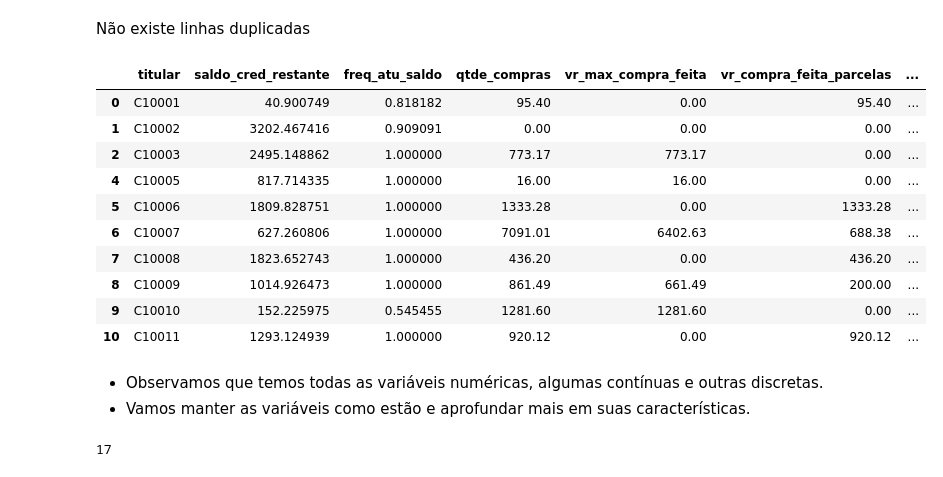
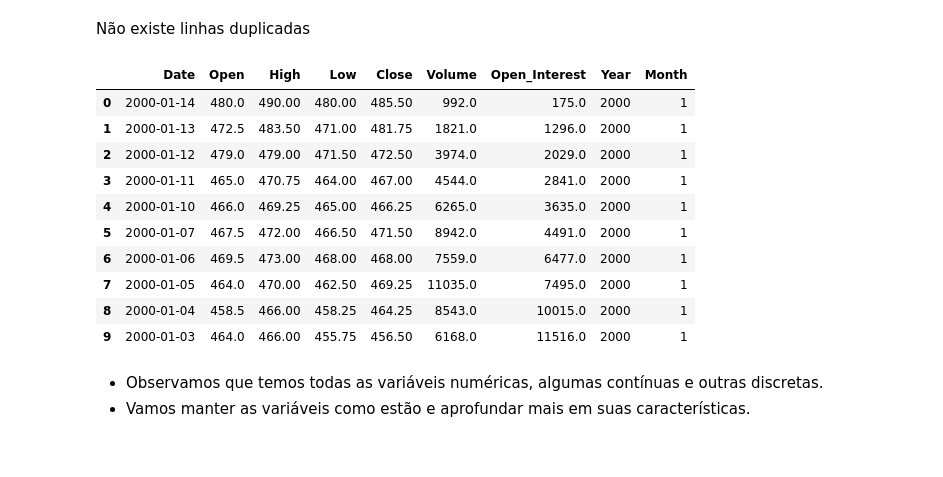
Before and after one commit to jairobernardesjunior/019_Financial_reinforcement_project_soybean_buy_sell_hold, a Jupyter notebook: 01 scvm_analisa.ipynb, the cells around one changed output. Saved outputs shown, nothing was run; the diff lists cells and outputs as text; code cells hidden in the pictures.

```diff
--- a/01 scvm_analisa.ipynb
+++ b/01 scvm_analisa.ipynb
@@ -57,2 +58,9 @@ df_card = pd.read_csv('dataset/Credit_Card_GENERAL.csv', sep=',')
+# %%
+df_soy = pd.read_csv('dataset/CME_SF2000.csv', sep=',')
+
+for ano in range(2001, 2023):
+    dfx = pd.read_csv('dataset/CME_SF' + str(ano) + '.csv', sep=',')
+    df_soy = pd.concat([df_soy, dfx], axis=0)
+    #print(ano)
 # %%
 # verificando a quantidade de linhas e colunas do dataframe
@@ -80,3 +78,5 @@ df_card.columns = ['titular', 'saldo_cred_restante', 'freq_atu_saldo', 'qtde_com
+# %%
+df_soy['Date'] = df_soy['Date'].astype('datetime64[ns]')
 # %%
 # verificando a renomeação das colunas
 # reconhecendo as variáveis disponíveis
@@ -165,27 +120,27 @@ df_card.duplicated().sum()
 0
 # %% [markdown]
 Não existe linhas duplicadas
+# %%
+df_soy.columns = ['Date', 'Open', 'High', 'Low', 'Close', 'Volume', 'Open_Interest']
+# %%
+df_soy['Year'] = df_soy['Date'].dt.year
+df_soy['Month'] = df_soy['Date'].dt.month
 # %%
 # verificando o conteudo de cada coluna (variável) do dataframe
-df_card.head(10)
+pd.set_option('display.width', 100)
+df_soy.head(10)
 # %% [output]
-|  | titular | saldo_cred_restante | freq_atu_saldo | qtde_compras | vr_max_compra_feita | vr_compra_feita_parcelas | ... |
-| 0 | C10001 | 40.900749 | 0.818182 | 95.40 | 0.00 | 95.40 | ... |
-| 1 | C10002 | 3202.467416 | 0.909091 | 0.00 | 0.00 | 0.00 | ... |
-| 2 | C10003 | 2495.148862 | 1.000000 | 773.17 | 773.17 | 0.00 | ... |
-| 4 | C10005 | 817.714335 | 1.000000 | 16.00 | 16.00 | 0.00 | ... |
-| 5 | C10006 | 1809.828751 | 1.000000 | 1333.28 | 0.00 | 1333.28 | ... |
-| 6 | C10007 | 627.260806 | 1.000000 | 7091.01 | 6402.63 | 688.38 | ... |
-| 7 | C10008 | 1823.652743 | 1.000000 | 436.20 | 0.00 | 436.20 | ... |
-| 8 | C10009 | 1014.926473 | 1.000000 | 861.49 | 661.49 | 200.00 | ... |
-| 9 | C10010 | 152.225975 | 0.545455 | 1281.60 | 1281.60 | 0.00 | ... |
-| 10 | C10011 | 1293.124939 | 1.000000 | 920.12 | 0.00 | 920.12 | ... |
+|  | Date | Open | High | Low | Close | Volume | Open_Interest | Year | Month |
+| 0 | 2000-01-14 | 480.0 | 490.00 | 480.00 | 485.50 | 992.0 | 175.0 | 2000 | 1 |
+| 1 | 2000-01-13 | 472.5 | 483.50 | 471.00 | 481.75 | 1821.0 | 1296.0 | 2000 | 1 |
+| 2 | 2000-01-12 | 479.0 | 479.00 | 471.50 | 472.50 | 3974.0 | 2029.0 | 2000 | 1 |
+| 3 | 2000-01-11 | 465.0 | 470.75 | 464.00 | 467.00 | 4544.0 | 2841.0 | 2000 | 1 |
+| 4 | 2000-01-10 | 466.0 | 469.25 | 465.00 | 466.25 | 6265.0 | 3635.0 | 2000 | 1 |
+| 5 | 2000-01-07 | 467.5 | 472.00 | 466.50 | 471.50 | 8942.0 | 4491.0 | 2000 | 1 |
+| 6 | 2000-01-06 | 469.5 | 473.00 | 468.00 | 468.00 | 7559.0 | 6477.0 | 2000 | 1 |
+| 7 | 2000-01-05 | 464.0 | 470.00 | 462.50 | 469.25 | 11035.0 | 7495.0 | 2000 | 1 |
+| 8 | 2000-01-04 | 458.5 | 466.00 | 458.25 | 464.25 | 8543.0 | 10015.0 | 2000 | 1 |
+| 9 | 2000-01-03 | 464.0 | 466.00 | 455.75 | 456.50 | 6168.0 | 11516.0 | 2000 | 1 |
 # %% [markdown]
 - Observamos que temos todas as variáveis numéricas, algumas contínuas e outras discretas.
 - Vamos manter as variáveis como estão e aprofundar mais em suas características.
-# %%
-# selecionando somente o nome das colunas numéricas
-numerical_features = df_card.select_dtypes(include="number").columns
-len(numerical_features)
-# %% [output]
-17
```
Also changed, not shown: parts of 36 cells of this notebook, 4 other files.
